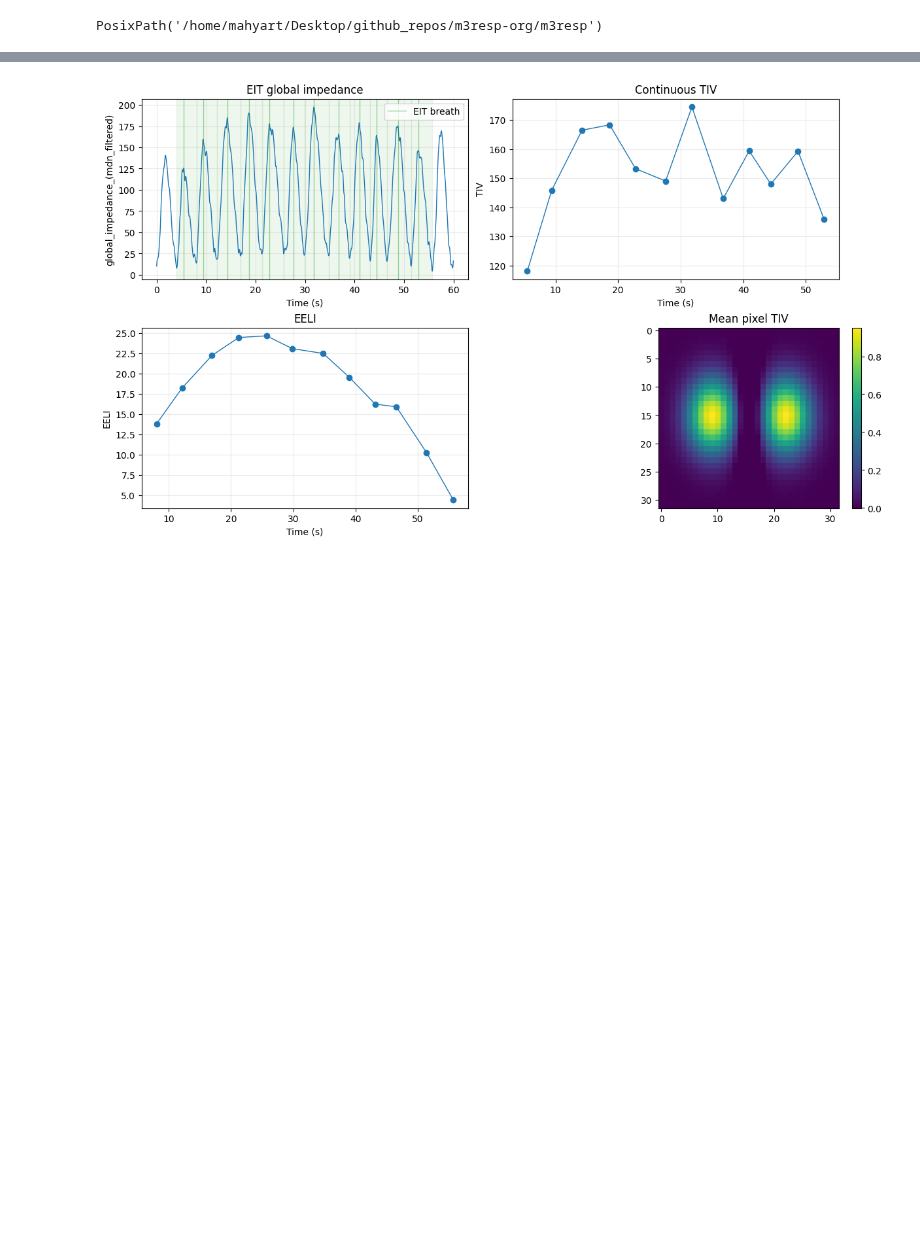
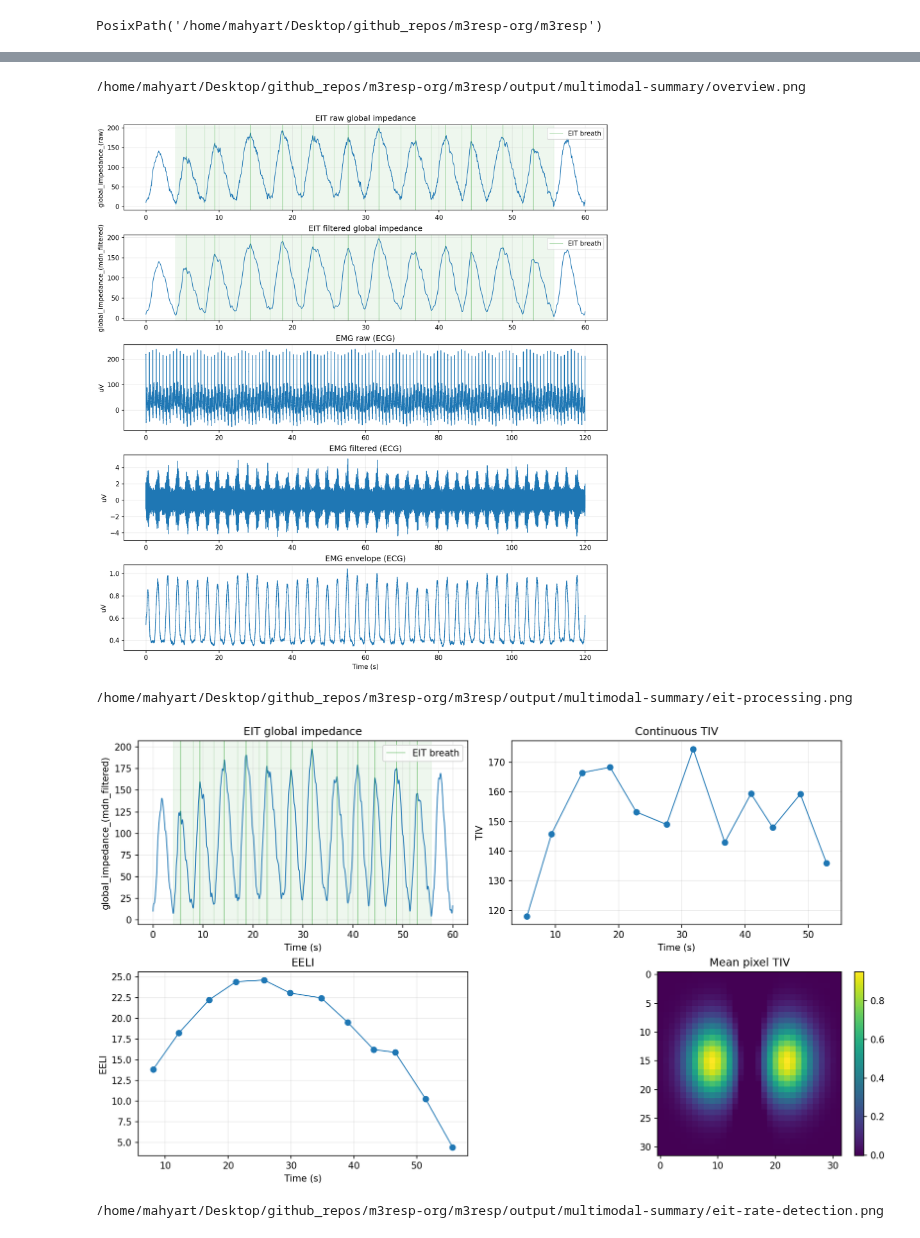
Before and after one commit to M3RESP/m3resp, a Jupyter notebook: notebooks/examples/run_multimodal.ipynb, the cells around one changed output, grey strips where cells are left out. Cells and saved outputs as stored; diff of their text form; code cells hidden in the pictures; blank space fills up the shorter version.

Commit message:
refactor: replace legacy workflow scripts with a centralized, YAML-configured workflow execution engine

```diff
--- a/notebooks/examples/run_multimodal.ipynb
+++ b/notebooks/examples/run_multimodal.ipynb
@@ -21,7 +19,7 @@ from pathlib import Path
 
 
 def _find_repo_root(start: Path | None = None) -> Path:
-    """Find the local m3resp repository root."""
+    """Find the local m3resp repository root before m3resp is importable."""
     start = (start or Path.cwd()).resolve()
     for candidate in [start, *start.parents]:
         if (
@@ -35,15 +33,18 @@ def _find_repo_root(start: Path | None = None) -> Path:
     )
 
 
-# Add examples/ to sys.path so we can import toolbox helpers
 _repo_root = _find_repo_root()
-_examples_path = Path(os.path.join(str(_repo_root), "examples"))
-if _examples_path.exists() and str(_examples_path) not in sys.path:
-    sys.path.insert(0, str(_examples_path))
+_src_path = Path(os.path.join(str(_repo_root), "src"))
+if _src_path.exists() and str(_src_path) not in sys.path:
+    sys.path.insert(0, str(_src_path))
 
-from toolbox import configure_example_paths, save_figures as save_example_figures  # noqa: E402
+from m3resp.workflows.toolbox import (  # noqa: E402
+    configure_workflow_logging,
+    configure_workflow_paths,
+    log_workflow_summary,
+)
 
-REPO_ROOT = configure_example_paths("eitprocessing")
+REPO_ROOT = configure_workflow_paths("eitprocessing")
 REPO_ROOT
 # %% [output]
 PosixPath('/home/mahyart/Desktop/github_repos/m3resp-org/m3resp')
@@ -97,22 +68,4 @@ The processed session is then exported to `OUTPUT_DIR`.
 # %%
-session = M3Session()
-
-session.load_eit(EIT_FILE, vendor=EIT_VENDOR)
-session.load_emg(EMG_FILE, verbose=False)
-
-session.preprocess_eit()
-session.preprocess_emg()
-session.detect_eit_breaths()
-session.detect_emg_breaths()
-
-ventilator = session.emg_adapter.load(str(VENT_FILE), verbose=False)
-session.postprocess_emg(ventilator=ventilator)
-
-session.align_modalities(
-    method="manual_offset",
-    offset_seconds=MANUAL_OFFSET_SECONDS,
-)
-session.export_summary(OUTPUT_DIR)
-
-session
+result = run_workflow(config=cfg)
+session = result.session
 # %% [output]
@@ -183,4 +115,12 @@ Plot the session overview, EIT processing summary, and EIT rate detection.
 # %%
-fig = plot_session_overview(session, max_seconds=120)
+from IPython.display import Image, display
+
+for figure_path in result.figures.values():
+    print(figure_path)
+    display(Image(filename=str(figure_path)))
 # %% [output]
+/home/mahyart/Desktop/github_repos/m3resp-org/m3resp/output/multimodal-summary/overview.png
-[figure, old version]
+[figure, new version]
+/home/mahyart/Desktop/github_repos/m3resp-org/m3resp/output/multimodal-summary/eit-processing.png
+[figure, added]
+/home/mahyart/Desktop/github_repos/m3resp-org/m3resp/output/multimodal-summary/eit-rate-detection.png
```
Also changed, not shown: parts of 15 cells of this notebook, 7 other files.
